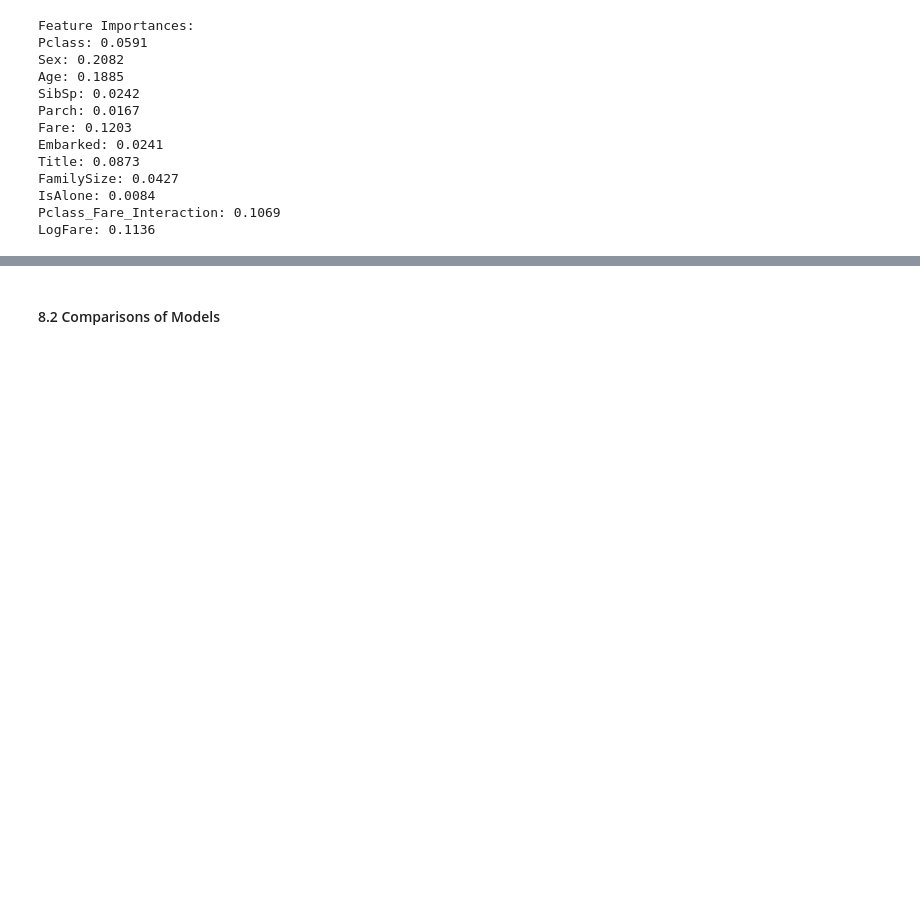
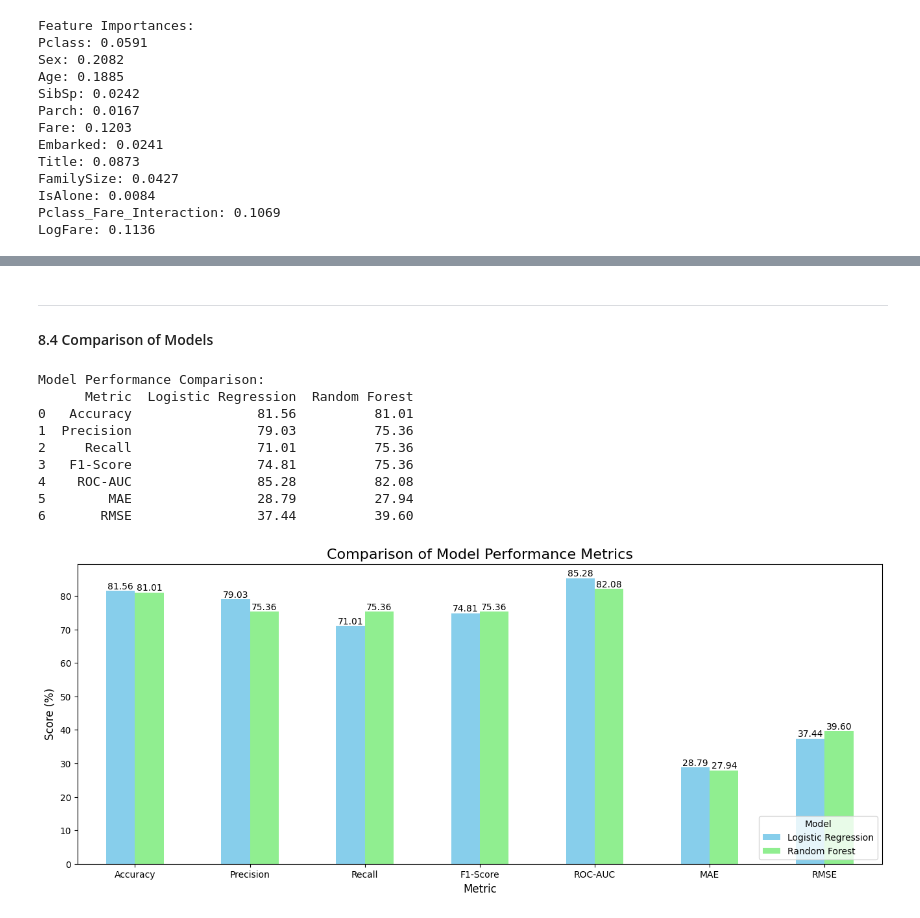
Before and after one commit to RJay02/Artificial-Intelligence, a Jupyter notebook: S2 Machine Learning AI Scientific/Machine Learning Algorithms.ipynb, the cells around one changed output, grey strips where cells are left out. Drawn from its saved outputs; the diff is of its cells as text; code cells hidden in the pictures; blank space fills up the shorter version.

```diff
--- a/S2 Machine Learning AI Scientific/Machine Learning Algorithms.ipynb
+++ b/S2 Machine Learning AI Scientific/Machine Learning Algorithms.ipynb
@@ -1207,2 +1407,43 @@ LogFare: 0.1136
 # %% [markdown]
-#### 8.2 Comparisons of Models
+---
+#### 8.4 Comparison of Models
+# %%
+# Create a DataFrame to compare metrics
+comparison_data = {
+    "Metric": ["Accuracy", "Precision", "Recall", "F1-Score", "ROC-AUC", "MAE", "RMSE"],
+    "Logistic Regression": [round(accuracy_lr * 100, 2), round(precision_lr * 100, 2), round(recall_lr * 100, 2),
+                            round(f1_lr * 100, 2), round(roc_auc_lr * 100, 2), round(mae_lr * 100, 2), round(rmse_lr * 100, 2)],
+    "Random Forest": [round(accuracy_rf * 100, 2), round(precision_rf * 100, 2), round(recall_rf * 100, 2),
+                      round(f1_rf * 100, 2), round(roc_auc_rf * 100, 2), round(mae_rf * 100, 2), round(rmse_rf * 100, 2)]
+}
+
+comparison_df = pd.DataFrame(comparison_data)
+
+# Display the comparison
+print("Model Performance Comparison:")
+print(comparison_df)
+
+# Plot the comparison
+ax = comparison_df.set_index("Metric").plot(kind="bar", figsize=(16, 6), color=["skyblue", "lightgreen"])
+plt.title("Comparison of Model Performance Metrics", fontsize=16)
+plt.ylabel("Score (%)", fontsize=12)
+plt.xlabel("Metric", fontsize=12)
+plt.xticks(rotation=0)
+plt.legend(title="Model", loc="lower right")
+
+# Add annotations with rounded values
+for container in ax.containers:
+    ax.bar_label(container, fmt="%.2f", label_type="edge", fontsize=10)
+
+plt.show()
+# %% [output]
+Model Performance Comparison:
+      Metric  Logistic Regression  Random Forest
+0   Accuracy                81.56          81.01
+1  Precision                79.03          75.36
+2     Recall                71.01          75.36
+3   F1-Score                74.81          75.36
+4    ROC-AUC                85.28          82.08
+5        MAE                28.79          27.94
+6       RMSE                37.44          39.60
+[figure, added]
```
Also changed, not shown: parts of 46 cells of this notebook.
